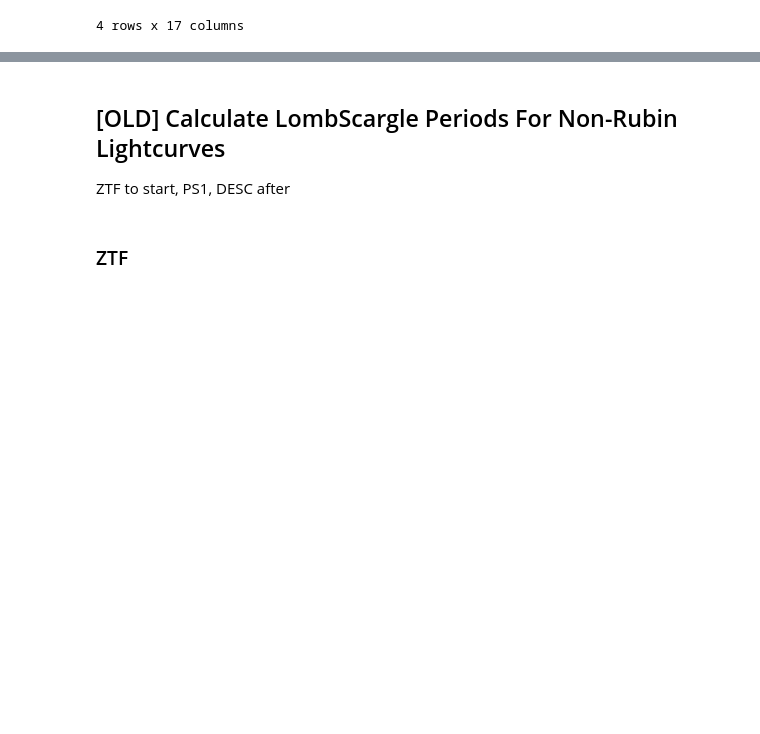
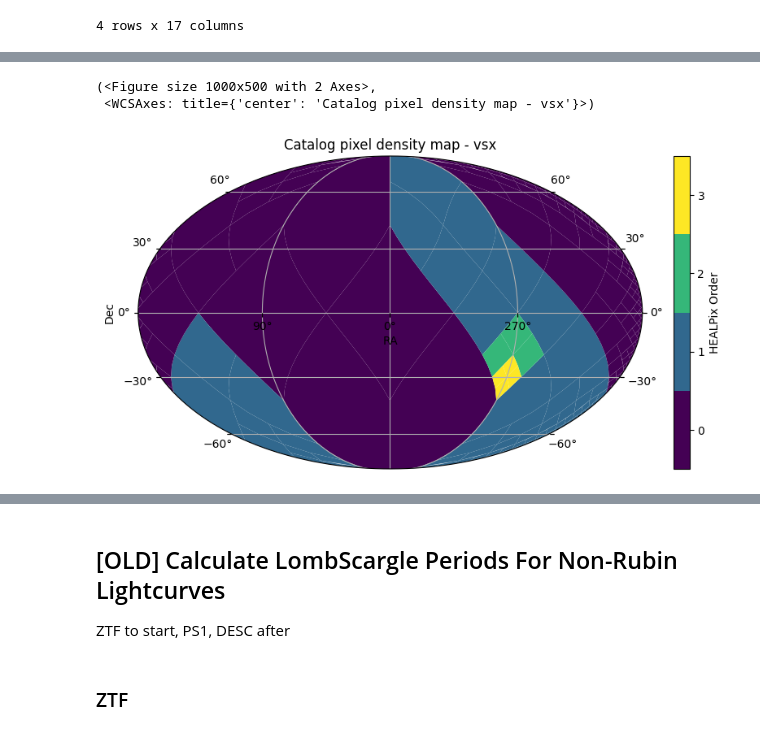
Before and after one commit to lsst-sitcom/linccf, a Jupyter notebook: internal/march_sprint/5.other_periodic_to_rubin/period_comparison.ipynb, the cells around one changed output, grey strips where cells are left out. Cells and saved outputs as stored; diff of their text form; code cells hidden in the pictures; blank space fills up the shorter version.

```diff
--- a/internal/march_sprint/5.other_periodic_to_rubin/period_comparison.ipynb
+++ b/internal/march_sprint/5.other_periodic_to_rubin/period_comparison.ipynb
@@ -216,0 +224,3 @@ result
+# %%
+vsx = lsdb.read_hats("https://epyc.astro.washington.edu/~lincc-frameworks/hats_surveys/vsx_2025-03-21/vsx/")
+vsx
@@ -216,0 +237,6 @@ result
+# %%
+vsx.plot_pixels()
+# %% [output]
+(<Figure size 1000x500 with 2 Axes>,
+ <WCSAxes: title={'center': 'Catalog pixel density map - vsx'}>)
+[figure, added]
```
Also changed, not shown: parts of 9 cells of this notebook.
